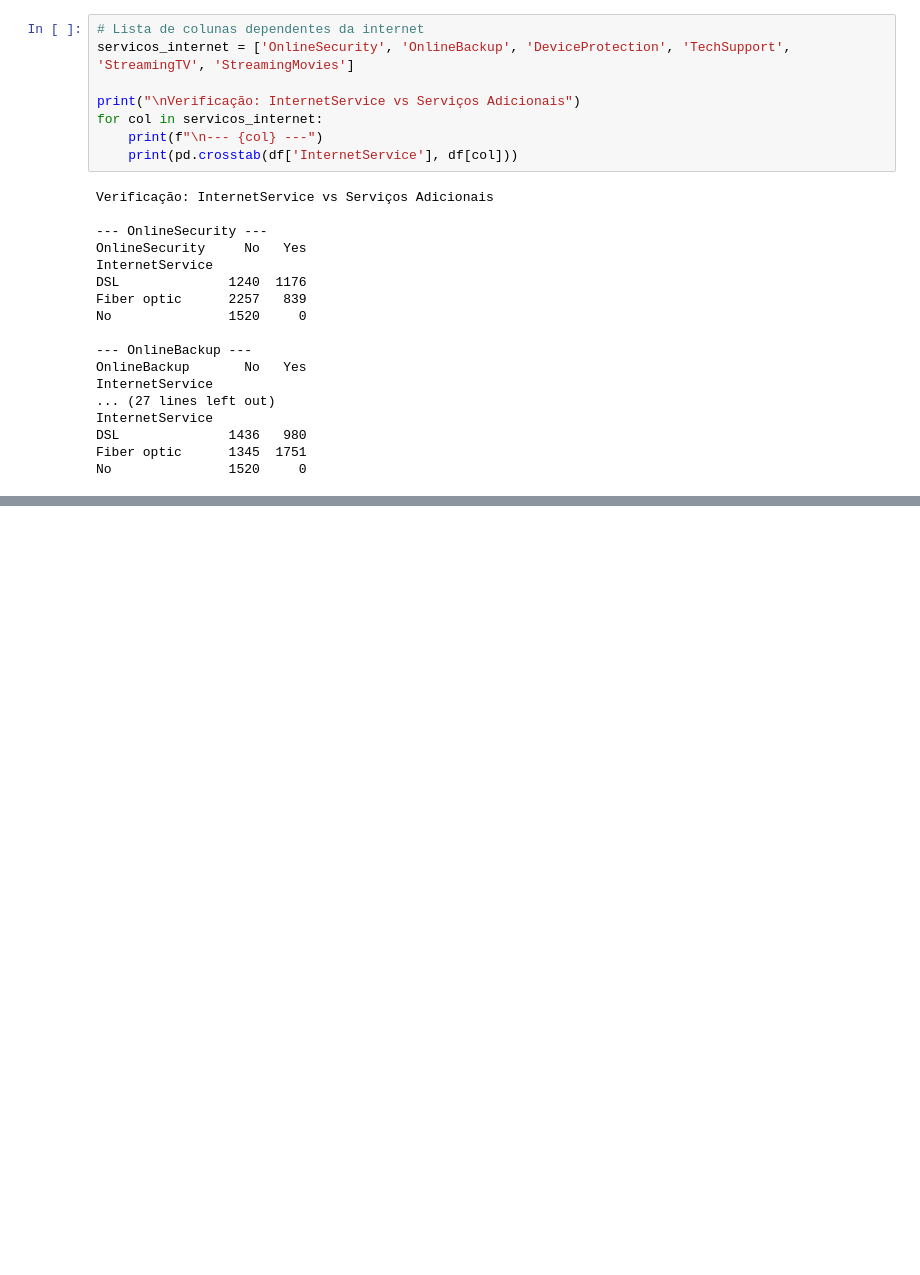
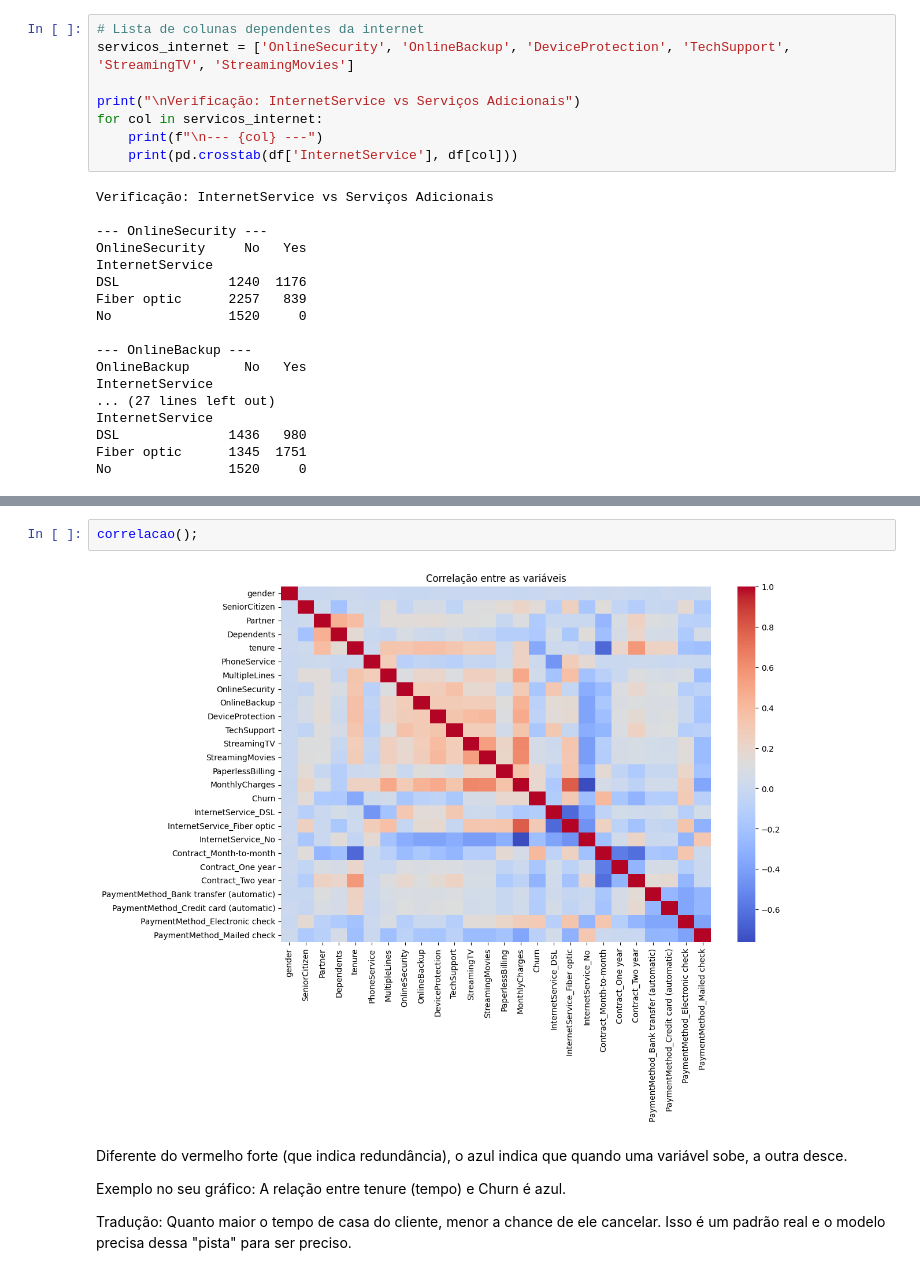
Before and after one commit to lfa-systems/projeto-churn-ds, a Jupyter notebook: Hackathon_ONE_8.ipynb, the cells around one changed output, grey strips where cells are left out. Drawn from its saved outputs; the diff is of its cells as text; blank space fills up the shorter version.

```diff
--- a/Hackathon_ONE_8.ipynb
+++ b/Hackathon_ONE_8.ipynb
@@ -241,0 +349,10 @@ No               1520     0
+# %%
+correlacao();
+# %% [output]
+[figure, added]
+# %% [markdown]
+Diferente do vermelho forte (que indica redundância), o azul indica que quando uma variável sobe, a outra desce.
+
+Exemplo no seu gráfico: A relação entre tenure (tempo) e Churn é azul.
+
+Tradução: Quanto maior o tempo de casa do cliente, menor a chance de ele cancelar. Isso é um padrão real e o modelo precisa dessa "pista" para ser preciso.
```
Also changed, not shown: parts of 11 cells of this notebook.
